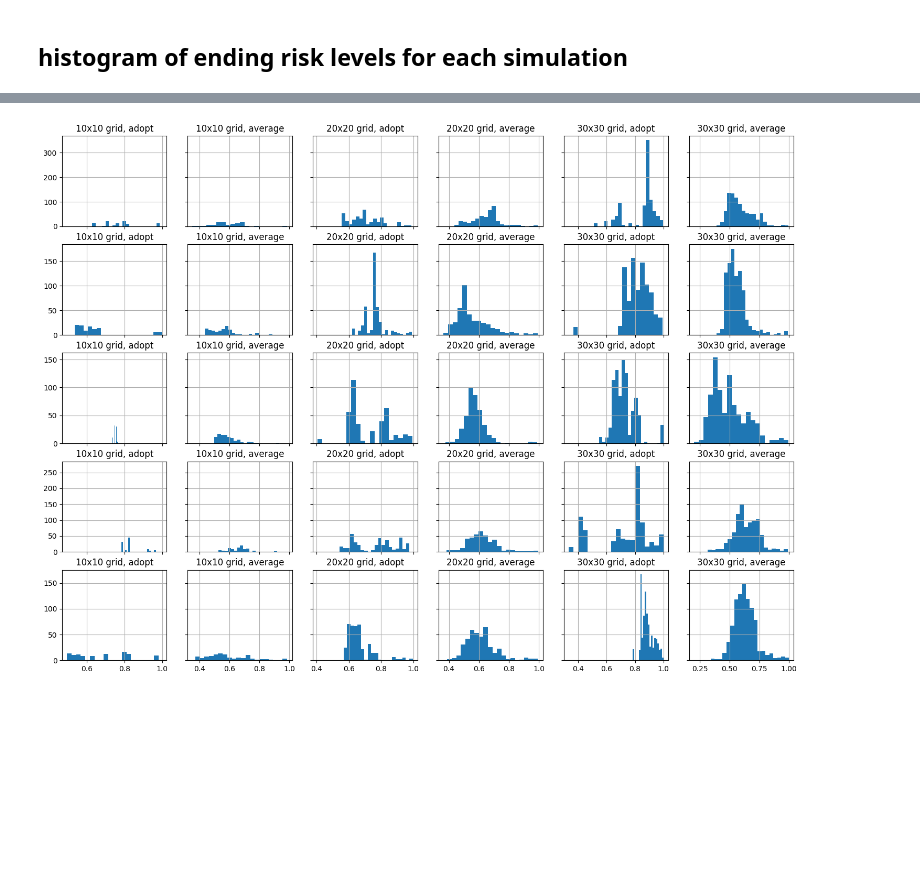
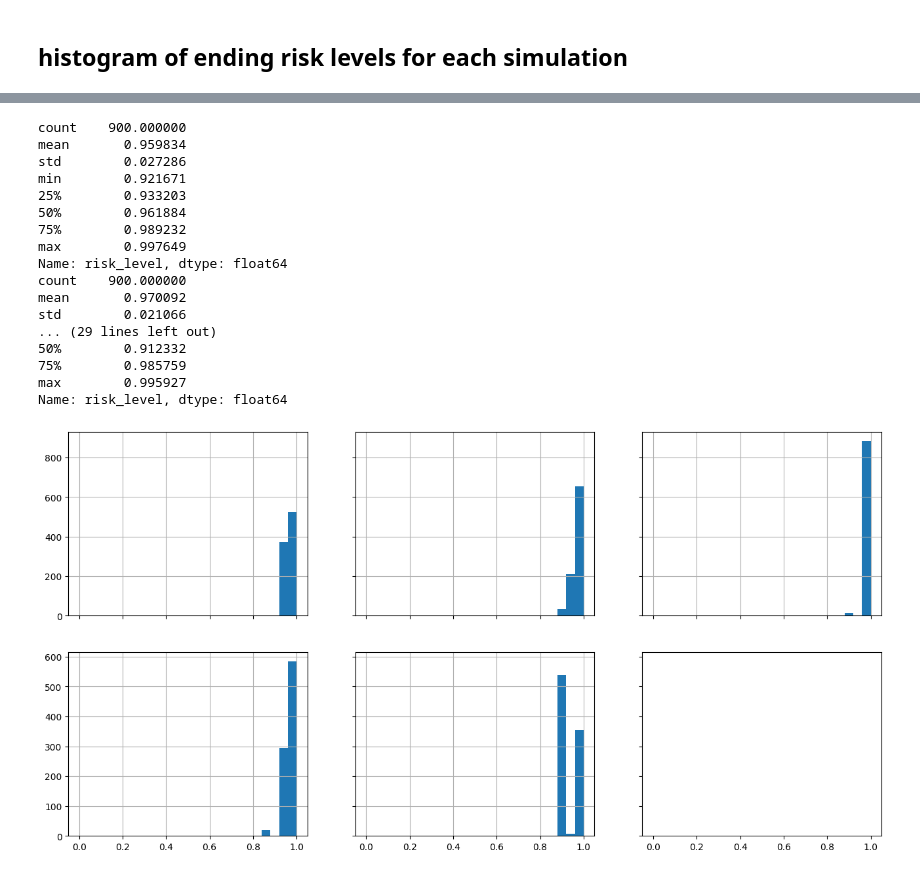
Before and after one commit to Princeton-CDH/simulating-risk, a Jupyter notebook: notebooks/risky_bet_batch_analysis.ipynb, the cells around one changed output, grey strips where cells are left out. Cells and saved outputs as stored; diff of their text form; code cells hidden in the pictures; blank space fills up the shorter version.

```diff
--- a/notebooks/risky_bet_batch_analysis.ipynb
+++ b/notebooks/risky_bet_batch_analysis.ipynb
@@ -1,6 +1,6 @@
 # %%
 import pandas as pd
 
-df = pd.read_csv("riskybet_2023-07-18T175453_425590.csv")
+df = pd.read_csv("../riskybet_2023-08-01T170427_097240.csv")
 # %%
 df.head()
@@ -13,0 +7,3 @@ df.head()
+# %%
+last_step_n = max(df.Step)
+last_step_n
@@ -14,5 +12,5 @@ df.head()
 # %%
-last_step = df[df.Step == 100]
+last_step = df[df.Step == last_step_n]
 last_step
 # %% [output]
 |  | RunId | iteration | Step | grid_size | risk_adjustment | prob_risky_payoff | risky_bet | risk_min | ... |
@@ -56,15 +65,33 @@ len(last_step.RunId.unique())
 # %%
 # plot a histogram of ending risk levels for each run
 # combine into a grid of plots
 import matplotlib.pyplot as plt
-fig, ax = plt.subplots(5, 6, sharex='col', sharey='row', figsize=(18,13))
+fig, ax = plt.subplots(2, 3, sharex='col', sharey='row', figsize=(16,8))
 
 for run in last_step.RunId.unique():
     run_last_step = last_step[last_step.RunId == run]
-    plot_location = ax[int(run/6), int(run % 6)]
-    run_last_step.risk_level.hist(ax=plot_location, bins=20)
+    print(run_last_step.risk_level.describe())
+    plot_location = ax[int(run/3), int(run % 3)]
+    run_last_step.risk_level.hist(ax=plot_location, bins=25, range=[0,1])
     # use grid size and risk adjustment strategy to title the plot
     grid_size = run_last_step.iloc[0].grid_size
-    plot_location.set_title("%dx%d grid, %s" % (grid_size, grid_size, run_last_step.iloc[0].risk_adjustment))
+    # plot_location.set_title("%dx%d grid, %s" % (grid_size, grid_size, run_last_step.iloc[0].risk_adjustment))
 # %% [output]
+count    900.000000
+mean       0.959834
+std        0.027286
+min        0.921671
+25%        0.933203
+50%        0.961884
+75%        0.989232
+max        0.997649
+Name: risk_level, dtype: float64
+count    900.000000
+mean       0.970092
+std        0.021066
+... (29 lines left out)
+50%        0.912332
+75%        0.985759
+max        0.995927
+Name: risk_level, dtype: float64
-[figure, old version]
+[figure, new version]
```
Also changed, not shown: parts of 9 cells of this notebook.
